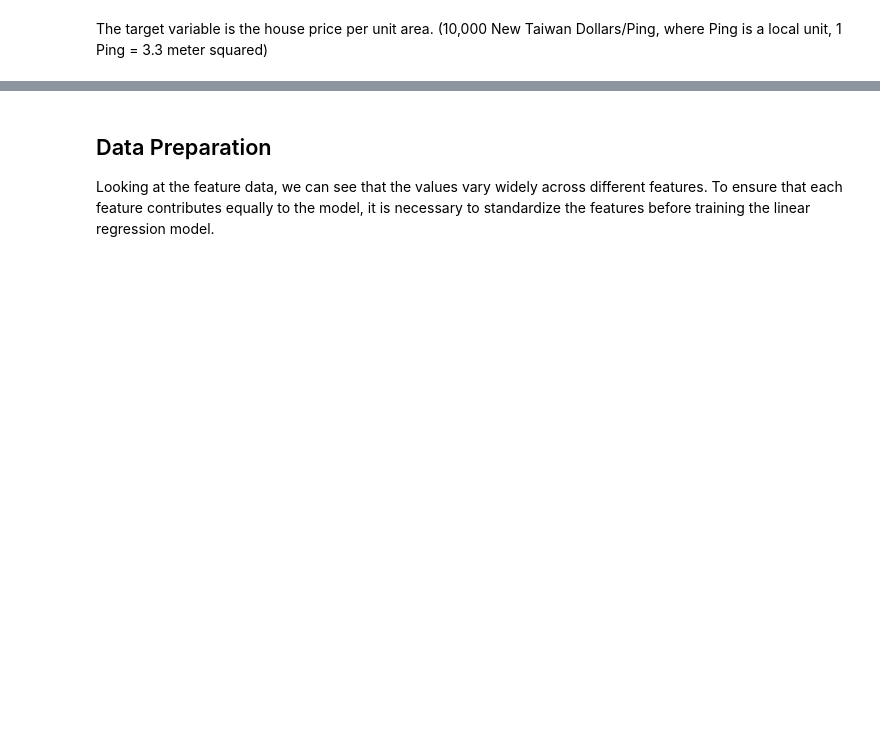
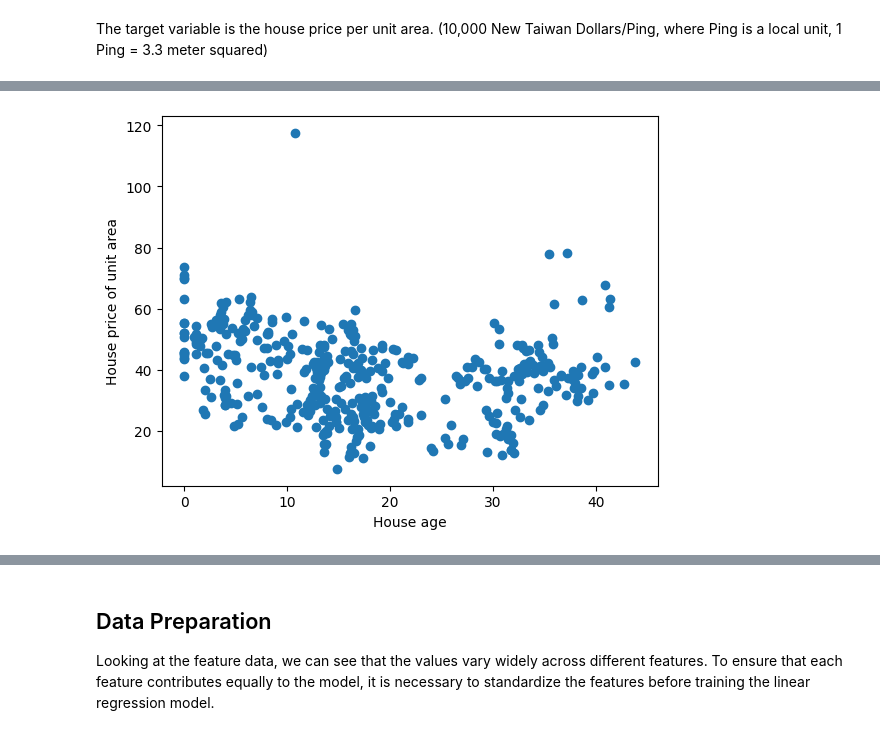
Before and after one commit to samuelms123/ML-tasks, a Jupyter notebook: task4/task4-pipeline.ipynb, the cells around one changed output, grey strips where cells are left out. Saved outputs shown, nothing was run; the diff lists cells and outputs as text; code cells hidden in the pictures; blank space fills up the shorter version.

```diff
--- a/task4/task4-pipeline.ipynb
+++ b/task4/task4-pipeline.ipynb
@@ -53,0 +65,7 @@ memory usage: 3.4 KB
+# %%
+plt.scatter(X["X2 house age"], y)
+plt.xlabel("House age")
+plt.ylabel("House price of unit area")
+plt.show()
+# %% [output]
+[figure, added]
```
Also changed, not shown: parts of 7 cells of this notebook.
